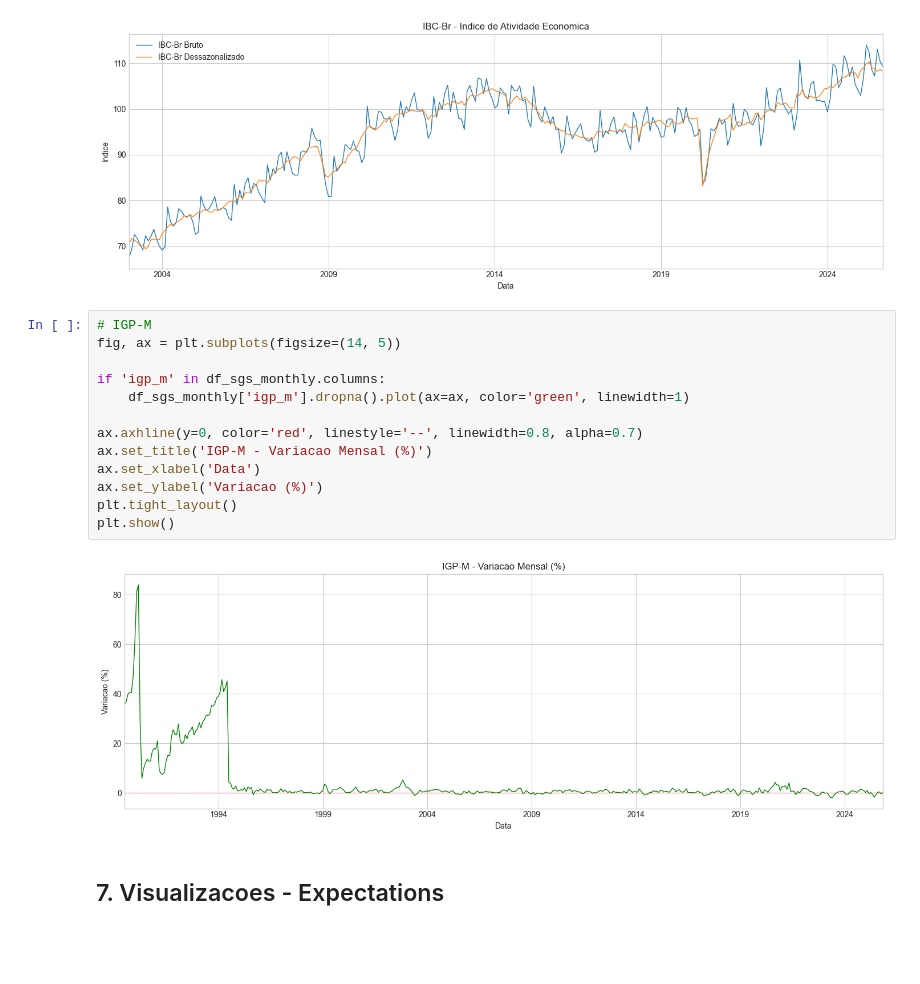
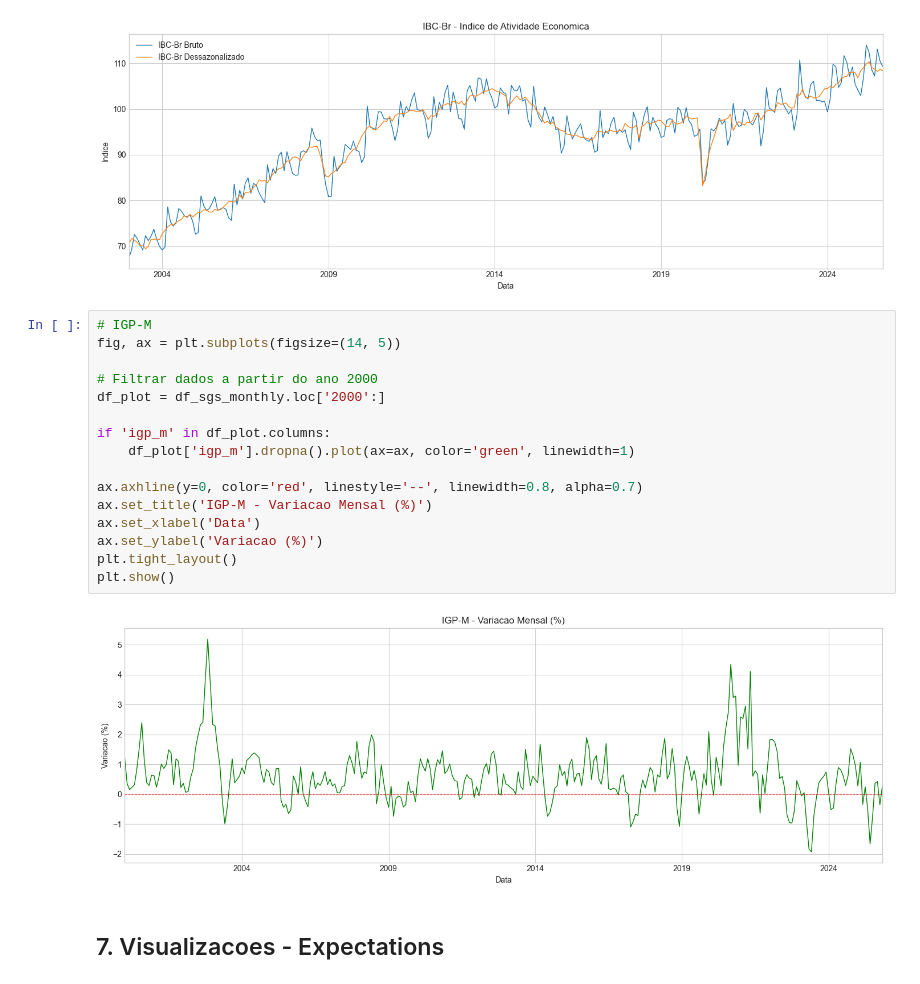
Before and after one commit to enzoomoreira/adb, a Jupyter notebook: notebooks/exploration.ipynb, the cells around one changed output. Cells and saved outputs as stored; diff of their text form; blank space fills up the shorter version.

```diff
--- a/notebooks/exploration.ipynb
+++ b/notebooks/exploration.ipynb
@@ -319,18 +329,21 @@ plt.show()
 # %%
 # IGP-M
 fig, ax = plt.subplots(figsize=(14, 5))
 
-if 'igp_m' in df_sgs_monthly.columns:
-    df_sgs_monthly['igp_m'].dropna().plot(ax=ax, color='green', linewidth=1)
+# Filtrar dados a partir do ano 2000
+df_plot = df_sgs_monthly.loc['2000':]
+
+if 'igp_m' in df_plot.columns:
+    df_plot['igp_m'].dropna().plot(ax=ax, color='green', linewidth=1)
 
 ax.axhline(y=0, color='red', linestyle='--', linewidth=0.8, alpha=0.7)
 ax.set_title('IGP-M - Variacao Mensal (%)')
 ax.set_xlabel('Data')
 ax.set_ylabel('Variacao (%)')
 plt.tight_layout()
 plt.show()
 # %% [output]
-[figure, old version]
+[figure, new version]
 # %% [markdown]
 ## 7. Visualizacoes - Expectations
 # %%
```
Also changed, not shown: parts of 6 cells of this notebook, 8 other files.
